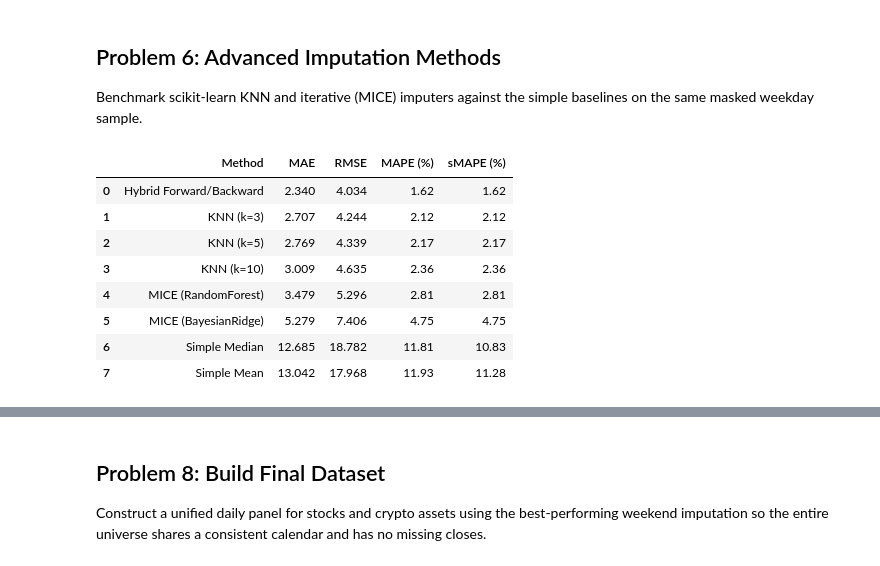
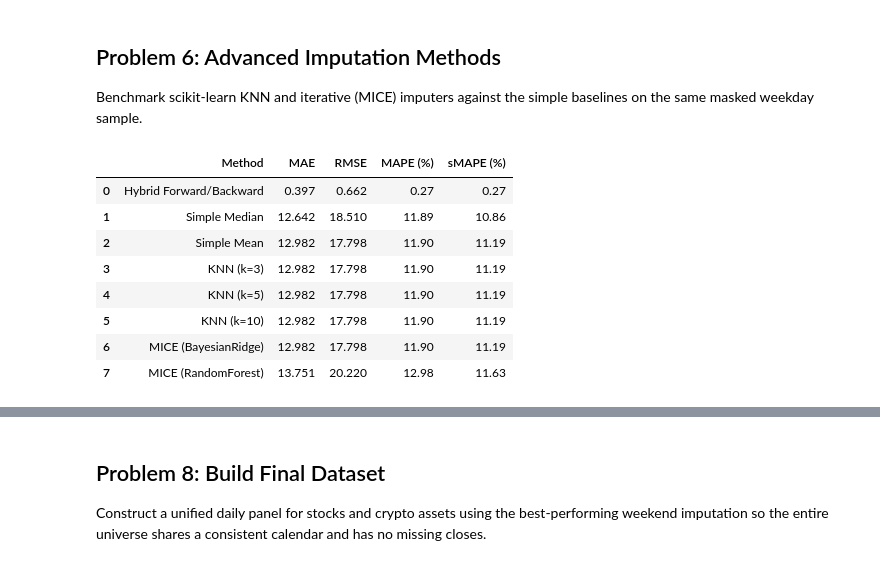
Before and after one commit to PetrosDimitropoulos/FinTech-Course, a Jupyter notebook: notebooks/developed/week2/Week_2_Team_C.ipynb, the cells around one changed output, grey strips where cells are left out. Drawn from its saved outputs; the diff is of its cells as text; code cells hidden in the pictures.

```diff
--- a/notebooks/developed/week2/Week_2_Team_C.ipynb
+++ b/notebooks/developed/week2/Week_2_Team_C.ipynb
@@ -119,8 +119,13 @@ baseline_stats = (
     .T.rename(columns={'mean': 'weekday_mean', 'std': 'weekday_std'})
 )
 
+stock_frame = consolidated_data.set_index('Datetime')[stock_columns]
+reference_prices = stock_frame.interpolate(method='time', limit_direction='both')
+weekend_truth = reference_prices.loc[consolidated_data.loc[consolidated_data['is_weekend'], 'Datetime']]
+weekend_truth.index.name = 'Datetime'
+
+
 def impute_weekend_simple(df: pd.DataFrame, method: str = 'mean'):
-    # Fill weekend stock prices using simple column-wise mean or median imputation.
     if method not in {'mean', 'median'}:
         raise ValueError("method must be 'mean' or 'median'")
     imputed = df.copy()
@@ -129,6 +134,7 @@ def impute_weekend_simple(df: pd.DataFrame, method: str = 'mean'):
     for col in stock_columns:
         imputed.loc[weekend_mask, col] = imputed.loc[weekend_mask, col].fillna(fill_values[col])
     return imputed, fill_values
+
 
 mean_imputed_data, mean_fill_values = impute_weekend_simple(consolidated_data, method='mean')
 median_imputed_data, median_fill_values = impute_weekend_simple(consolidated_data, method='median')
@@ -147,10 +153,10 @@ median_stats = (
 
 comparison_table = (
     baseline_stats
-    .join(mean_stats)
-    .join(median_stats)
-    .reset_index()
-    .rename(columns={'index': 'symbol'})
+        .join(mean_stats)
+        .join(median_stats)
+        .reset_index()
+        .rename(columns={'index': 'symbol'})
 )
 
 overall_summary = pd.DataFrame({
@@ -168,8 +174,7 @@ weekend_nulls_median = median_imputed_data.loc[median_imputed_data['is_weekend']
 print(f"Remaining weekend NaNs (mean imputation): {int(weekend_nulls_mean)}")
 print(f"Remaining weekend NaNs (median imputation): {int(weekend_nulls_median)}")
 
-weekend_preview = median_imputed_data.loc[median_imputed_data['is_weekend'], ['Datetime'] + stock_columns].head()
-display(weekend_preview)
+print(f"Reference weekend rows available for evaluation: {len(weekend_truth)}")
 # %% [output]
 |  | symbol | weekday_mean | weekday_std | mean_imputed_mean | mean_imputed_std | median_imputed_mean | ... |
 | 0 | STOCK_AA | 78.15 | 8.65 | 78.15 | 7.31 | 78.58 | ... |
@@ -624,47 +514,32 @@ Benchmark scikit-learn KNN and iterative (MICE) imputers against the simple base
 import warnings
 from sklearn.exceptions import ConvergenceWarning
 warnings.filterwarnings("ignore", category=ConvergenceWarning)
-rng = np.random.default_rng(42)
-mask_fraction = 0.08
 
-stock_columns = [col for col in consolidated_data.columns if col.startswith('STOCK_')]
-weekday_idx = consolidated_data.loc[consolidated_data['Datetime'].dt.weekday < 5].index
-weekday_values = consolidated_data.loc[weekday_idx, stock_columns]
-available_series = weekday_values.stack().dropna()
-
-n_eval = max(1, int(len(available_series) * mask_fraction))
-selected_positions = rng.choice(len(available_series), size=n_eval, replace=False)
-mask_positions = [available_series.index[i] for i in selected_positions]
-
-truth_values = consolidated_data[stock_columns]
-
-def prepare_masked_frame():
-    masked = consolidated_data.copy()
-    masked.loc[:, stock_columns] = masked.loc[:, stock_columns].astype(float)
-    for idx, col in mask_positions:
-        masked.at[idx, col] = np.nan
-    return masked
+weekend_dates = weekend_truth.index
+truth_matrix = weekend_truth[stock_columns]
+truth_vector = truth_matrix.stack().values
 
 results = []
 
-# Baselines for reference
 baseline_imputers = {
     'Simple Mean': lambda frame: apply_simple_imputation(frame, 'mean'),
     'Simple Median': lambda frame: apply_simple_imputation(frame, 'median'),
-    'Hybrid Forward/Backward': lambda frame: apply_hybrid_ffill_bfill(frame, mask_positions),
+    'Hybrid Forward/Backward': apply_hybrid_ffill_bfill,
 }
 
 for label, imputer in baseline_imputers.items():
-    masked = prepare_masked_frame()
-    imputed = imputer(masked)
-    y_true = np.array([truth_values.loc[idx, col] for idx, col in mask_positions], dtype=float)
-    y_pred = np.array([imputed.loc[idx, col] for idx, col in mask_positions], dtype=float)
-    mae, rmse, mape, smape = compute_metrics(y_true, y_pred)
+    imputed = imputer(consolidated_data.copy())
+    imputed_weekend = (
+        imputed.set_index('Datetime')
+        .loc[weekend_dates, stock_columns]
+    )
+    y_pred = imputed_weekend.stack().values
+    mae, rmse, mape, smape = compute_metrics(truth_vector, y_pred)
     results.append({'Method': label, 'MAE': mae, 'RMSE': rmse, 'MAPE (%)': mape, 'sMAPE (%)': smape})
 
 # Advanced: KNN imputers with column scaling
 for k in [3, 5, 10]:
-    masked = prepare_masked_frame()
+    masked = consolidated_data.copy()
     features = masked.loc[:, stock_columns]
     col_means = features.mean()
     col_stds = features.std(ddof=0).replace(0, 1)
@@ -675,9 +550,12 @@ for k in [3, 5, 10]:
     imputed_values = imputed_scaled * col_stds.to_numpy() + col_means.to_numpy()
 
     masked.loc[:, stock_columns] = imputed_values
-    y_true = np.array([truth_values.loc[idx, col] for idx, col in mask_positions], dtype=float)
-    y_pred = np.array([masked.loc[idx, col] for idx, col in mask_positions], dtype=float)
-    mae, rmse, mape, smape = compute_metrics(y_true, y_pred)
+    imputed_weekend = (
+        masked.set_index('Datetime')
+        .loc[weekend_dates, stock_columns]
+    )
+    y_pred = imputed_weekend.stack().values
+    mae, rmse, mape, smape = compute_metrics(truth_vector, y_pred)
     results.append({'Method': f'KNN (k={k})', 'MAE': mae, 'RMSE': rmse, 'MAPE (%)': mape, 'sMAPE (%)': smape})
 
 # Advanced: Iterative (MICE) imputers with tuned settings
@@ -691,42 +569,45 @@ iterative_configs = [
     ('MICE (RandomForest)', IterativeImputer(
         estimator=RandomForestRegressor(
             n_estimators=25,
             max_depth=6,
             min_samples_leaf=5,
             random_state=42,
             n_jobs=-1
         ),
         random_state=42,
         max_iter=15,
         tol=1e-3,
         sample_posterior=False
     )),
 ]
 
 for label, imputer in iterative_configs:
-    masked = prepare_masked_frame()
+    masked = consolidated_data.copy()
     imputed_values = imputer.fit_transform(masked.loc[:, stock_columns])
     masked.loc[:, stock_columns] = imputed_values
-    y_true = np.array([truth_values.loc[idx, col] for idx, col in mask_positions], dtype=float)
-    y_pred = np.array([masked.loc[idx, col] for idx, col in mask_positions], dtype=float)
-    mae, rmse, mape, smape = compute_metrics(y_true, y_pred)
+    imputed_weekend = (
+        masked.set_index('Datetime')
+        .loc[weekend_dates, stock_columns]
+    )
+    y_pred = imputed_weekend.stack().values
+    mae, rmse, mape, smape = compute_metrics(truth_vector, y_pred)
     results.append({'Method': label, 'MAE': mae, 'RMSE': rmse, 'MAPE (%)': mape, 'sMAPE (%)': smape})
 
 problem6_df = pd.DataFrame(results)
 metric_cols = ['MAE', 'RMSE', 'MAPE (%)', 'sMAPE (%)']
 problem6_df[metric_cols] = problem6_df[metric_cols].astype(float)
 
 summary_cols = {col: 3 for col in ['MAE', 'RMSE']}
 summary_cols.update({col: 2 for col in ['MAPE (%)', 'sMAPE (%)']})
 
 display(problem6_df.sort_values('MAE').reset_index(drop=True).round(summary_cols))
 # %% [output]
 |  | Method | MAE | RMSE | MAPE (%) | sMAPE (%) |
-| 0 | Hybrid Forward/Backward | 2.340 | 4.034 | 1.62 | 1.62 |
-| 1 | KNN (k=3) | 2.707 | 4.244 | 2.12 | 2.12 |
-| 2 | KNN (k=5) | 2.769 | 4.339 | 2.17 | 2.17 |
-| 3 | KNN (k=10) | 3.009 | 4.635 | 2.36 | 2.36 |
-| 4 | MICE (RandomForest) | 3.479 | 5.296 | 2.81 | 2.81 |
-| 5 | MICE (BayesianRidge) | 5.279 | 7.406 | 4.75 | 4.75 |
-| 6 | Simple Median | 12.685 | 18.782 | 11.81 | 10.83 |
-| 7 | Simple Mean | 13.042 | 17.968 | 11.93 | 11.28 |
+| 0 | Hybrid Forward/Backward | 0.397 | 0.662 | 0.27 | 0.27 |
+| 1 | Simple Median | 12.642 | 18.510 | 11.89 | 10.86 |
+| 2 | Simple Mean | 12.982 | 17.798 | 11.90 | 11.19 |
+| 3 | KNN (k=3) | 12.982 | 17.798 | 11.90 | 11.19 |
+| 4 | KNN (k=5) | 12.982 | 17.798 | 11.90 | 11.19 |
+| 5 | KNN (k=10) | 12.982 | 17.798 | 11.90 | 11.19 |
+| 6 | MICE (BayesianRidge) | 12.982 | 17.798 | 11.90 | 11.19 |
+| 7 | MICE (RandomForest) | 13.751 | 20.220 | 12.98 | 11.63 |
```
Also changed, not shown: parts of 21 cells of this notebook, 5 other files.
